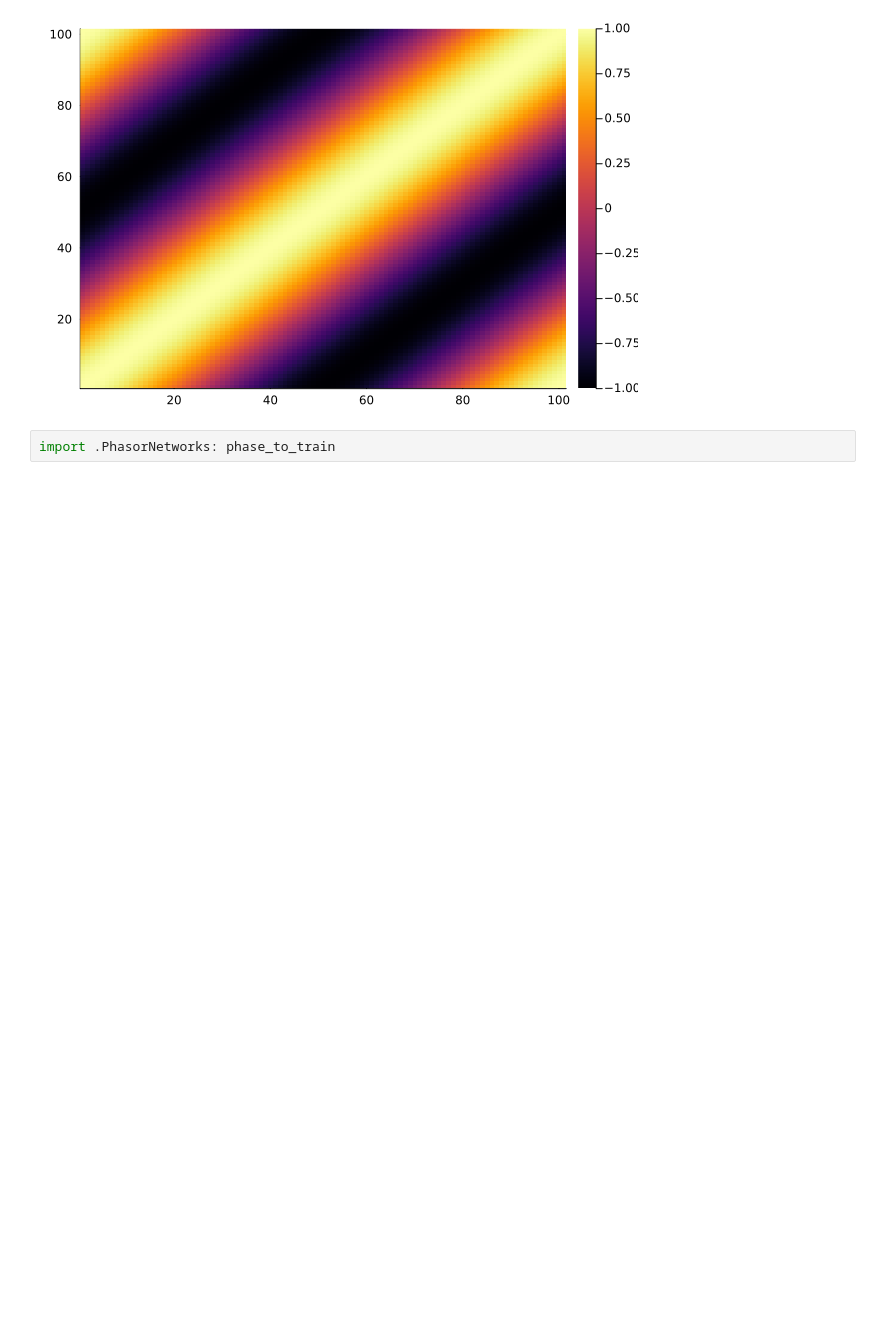
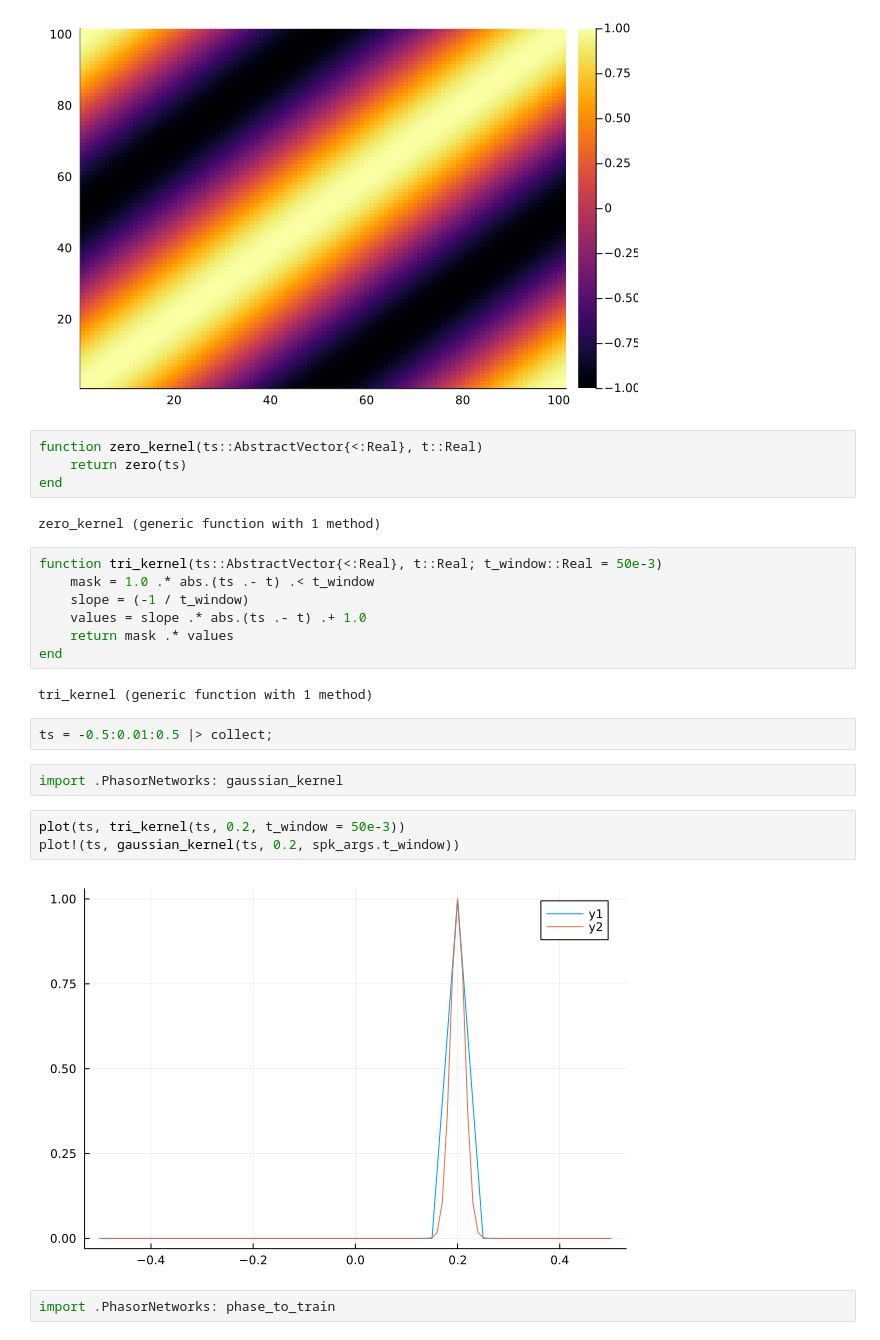
Before and after one commit to wilkieolin/PhasorNetworks.jl, a Jupyter notebook: demos/similarity.ipynb, the cells around one changed output. Cells and saved outputs as stored; diff of their text form; blank space fills up the shorter version.

Commit message:
updated spike kernel support

```diff
--- a/demos/similarity.ipynb
+++ b/demos/similarity.ipynb
@@ -74,6 +73,30 @@ v1, v2 = check_phase(sims)
 heatmap(sims)
 # %% [output]
 [figure]
+# %%
+function zero_kernel(ts::AbstractVector{<:Real}, t::Real)
+    return zero(ts)
+end
+# %% [output]
+zero_kernel (generic function with 1 method)
+# %%
+function tri_kernel(ts::AbstractVector{<:Real}, t::Real; t_window::Real = 50e-3)
+    mask = 1.0 .* abs.(ts .- t) .< t_window
+    slope = (-1 / t_window)
+    values = slope .* abs.(ts .- t) .+ 1.0
+    return mask .* values
+end
+# %% [output]
+tri_kernel (generic function with 1 method)
+# %%
+ts = -0.5:0.01:0.5 |> collect;
+# %%
+import .PhasorNetworks: gaussian_kernel
+# %%
+plot(ts, tri_kernel(ts, 0.2, t_window = 50e-3))
+plot!(ts, gaussian_kernel(ts, 0.2, spk_args.t_window))
+# %% [output]
+[figure, added]
 # %%
 import .PhasorNetworks: phase_to_train
 # %%
```
Also changed, not shown: parts of 14 cells of this notebook, 1 other file.
